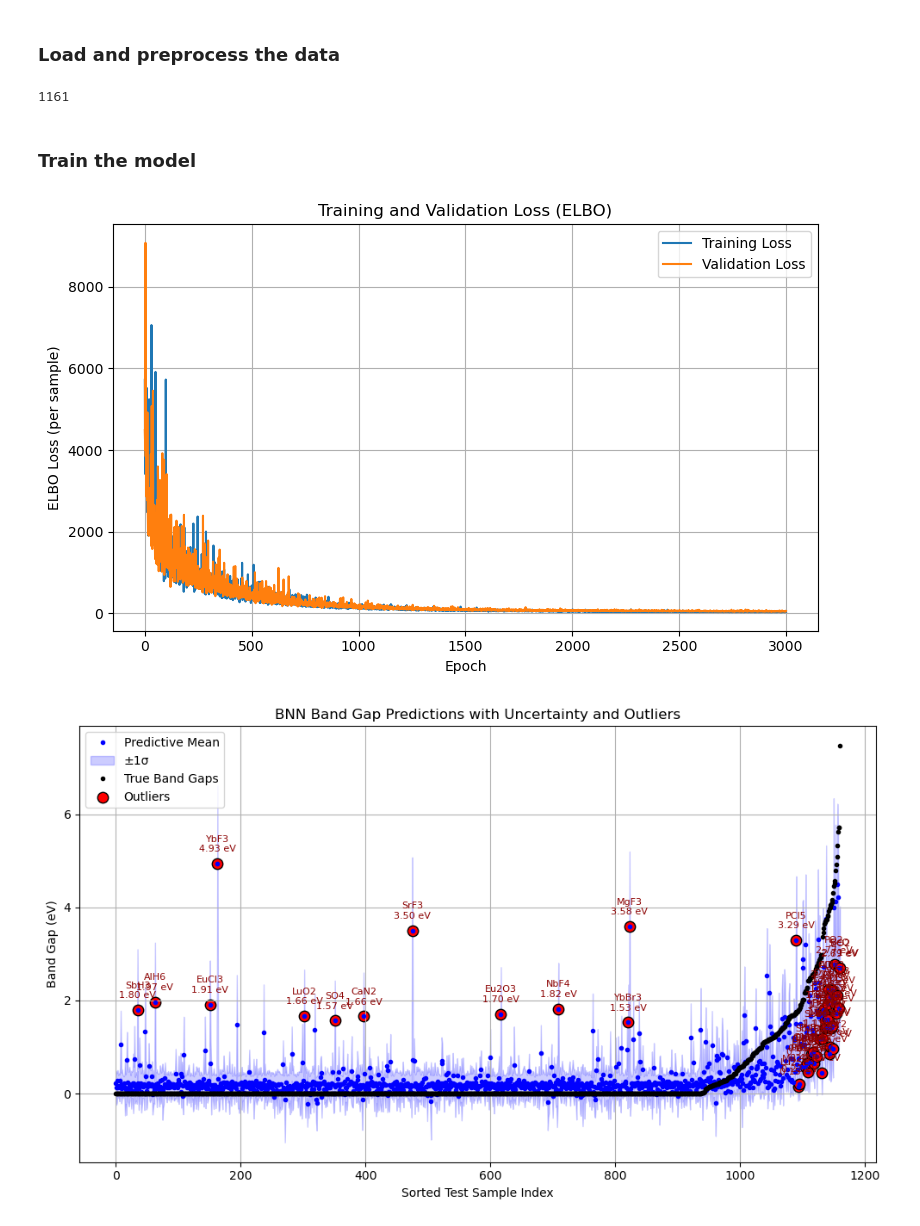
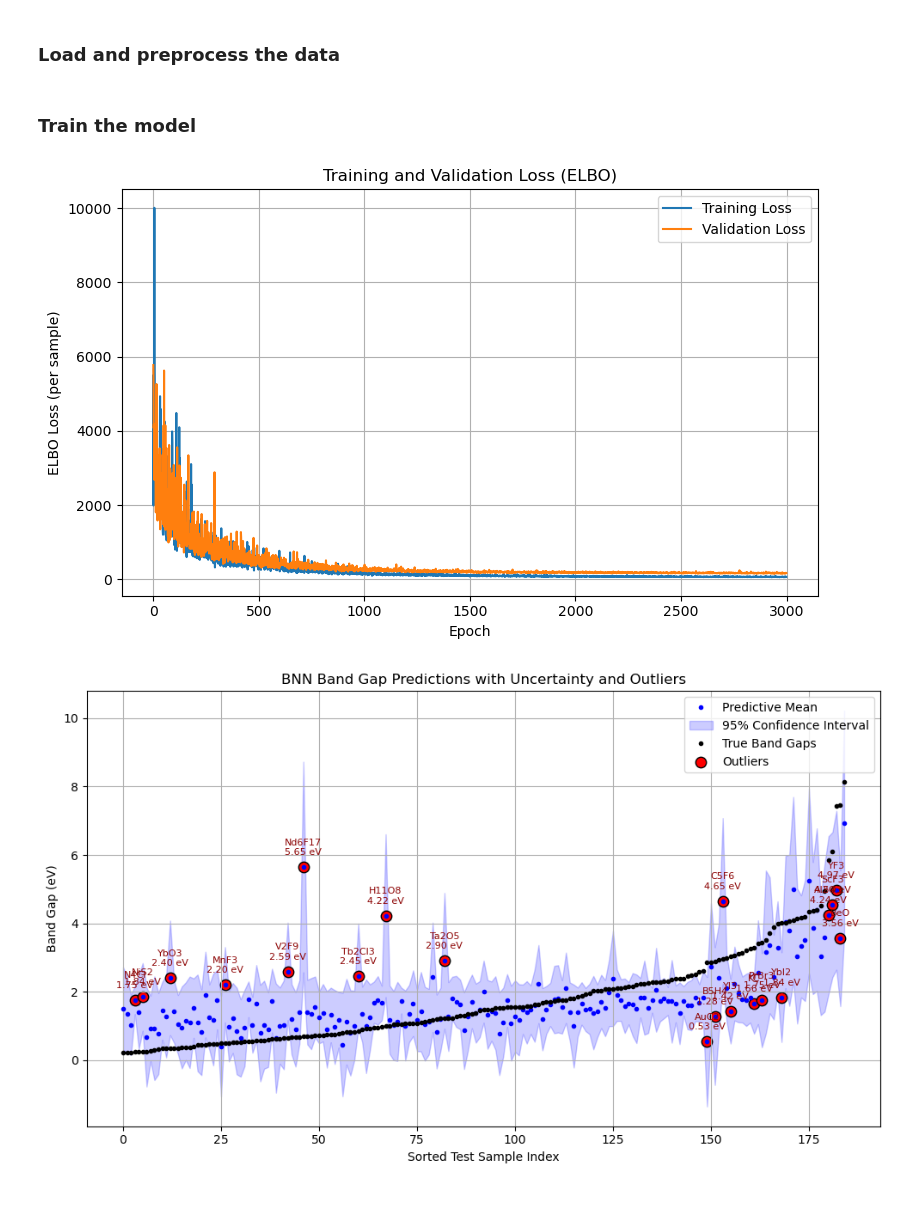
Before and after one commit to zosiawilk/UQ-for-Band-Gap-Predictions, a Jupyter notebook: BNN/BNN_VI_Band_Gap.ipynb, the cells around one changed output. Cells and saved outputs as stored; diff of their text form; code cells hidden in the pictures.

```diff
--- a/BNN/BNN_VI_Band_Gap.ipynb
+++ b/BNN/BNN_VI_Band_Gap.ipynb
@@ -21,6 +21,9 @@ from BNN_VI_model import BNN
 ### Load and preprocess the data
 # %%
 df_mp = pd.read_csv('/home/april-ai/Desktop/UQ/MP_Data/materials_data_10k_cleaned.csv')
+# %%
+df_mp = df_mp[(df_mp['band_gap'] > 0.2)]
+y = df_mp['band_gap']
 # %%
 y = df_mp['band_gap'].values
 excluded = ["material_id", "composition", "formula_pretty", "symmetry", "structure"]
@@ -65,11 +68,6 @@ X_train_tensor = torch.tensor(X_train, dtype=torch.float32)
 y_train_tensor = torch.tensor(y_train, dtype=torch.float32)
 X_test_tensor = torch.tensor(X_test, dtype=torch.float32)
 y_test_tensor = torch.tensor(y_test, dtype=torch.float32)
-# %%
-
-len(X_test)
-# %% [output]
-1161
 # %% [markdown]
 ### Train the model
 # %%
@@ -109,7 +107,7 @@ plt.grid(True)
 plt.tight_layout()
 plt.show()
 # %% [output]
-[figure, old version]
+[figure, new version]
 # %%
 predictive = Predictive(model, guide=guide, num_samples=500, return_sites=["obs"])
 pred_samples = predictive(X_test_tensor)["obs"]  # shape: [500, num_test]
@@ -121,9 +119,6 @@ mean_pred_actual = scaler_y.inverse_transform(mean_pred.reshape(-1, 1)).ravel()
 std_pred_actual = std_pred * scaler_y.scale_[0]
 y_test_actual = scaler_y.inverse_transform(y_test.reshape(-1, 1)).ravel()
 # %%
-import matplotlib.pyplot as plt
-import numpy as np
-
 # Sort by actual test values
 sorted_indices = np.argsort(y_test_actual)
 x = np.arange(len(y_test_actual))
@@ -150,11 +145,11 @@ plt.figure(figsize=(10, 6))
 plt.plot(x, sorted_mean_pred_actual, 'b.', label="Predictive Mean")
 plt.fill_between(
     x,
-    sorted_mean_pred_actual - sorted_std_pred_actual,
-    sorted_mean_pred_actual + sorted_std_pred_actual,
+    sorted_mean_pred_actual - 1.96 * sorted_std_pred_actual,
+    sorted_mean_pred_actual + 1.96* sorted_std_pred_actual,
     alpha=0.2,
     color='blue',
-    label="±1σ"
+    label="95% Confidence Interval"
 )
 
 # Ground truth values
@@ -162,31 +157,31 @@ plt.plot(x, sorted_y_test_actual, 'k.', label="True Band Gaps")
 
 # Outliers
 plt.scatter(
     x[outlier_indices], sorted_mean_pred_actual[outlier_indices],
     color='red', edgecolor='black', s=80, label="Outliers"
 )
 
 # Annotate outliers
 for i, idx in enumerate(outlier_indices):
     pred_val = sorted_mean_pred_actual[idx]
     formula = formulas[i]
     plt.annotate(
         f"{formula}\n{pred_val:.2f} eV",
         (x[idx], pred_val),
         textcoords="offset points",
         xytext=(0, 10),
         ha='center',
         fontsize=8,
         color='darkred'
     )
 
 # Final plot formatting
 plt.title("BNN Band Gap Predictions with Uncertainty and Outliers")
 plt.xlabel("Sorted Test Sample Index")
 plt.ylabel("Band Gap (eV)")
 plt.legend()
 plt.grid(True)
 plt.tight_layout()
 plt.show()
 # %% [output]
-[figure, old version]
+[figure, new version]
```
Also changed, not shown: parts of 1 cell of this notebook, 1 other file.
